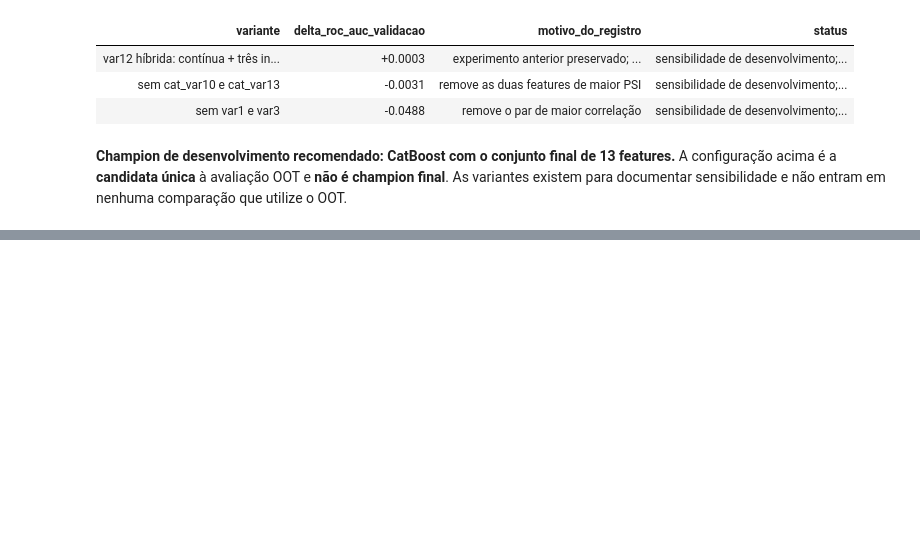
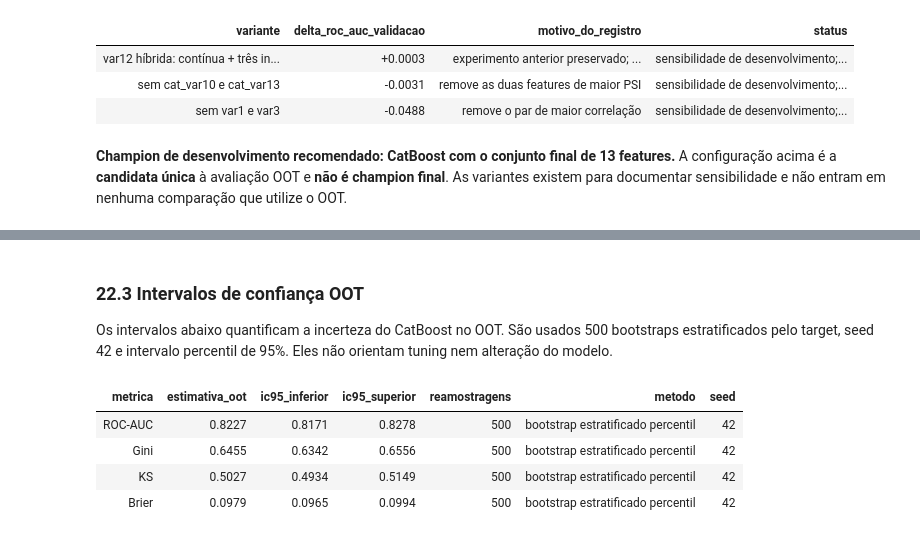
Before and after one commit to ariel-velardo/datascience, a Jupyter notebook: projetos/credit-card-behavior-score/notebooks/credit_card_behavior_score.ipynb, the cells around one changed output, grey strips where cells are left out. Cells and saved outputs as stored; diff of their text form; code cells hidden in the pictures; blank space fills up the shorter version.

```diff
--- a/projetos/credit-card-behavior-score/notebooks/credit_card_behavior_score.ipynb
+++ b/projetos/credit-card-behavior-score/notebooks/credit_card_behavior_score.ipynb
@@ -1049,17 +1052,13 @@ def preparar_var12_categorico(dados: pd.DataFrame, variaveis_numericas: list[str
     """Representa ``var12`` como um único estado categórico.
 
     Estados possíveis: ``99997``, ``99998``, ``99999``, ``REGULAR`` e
-    ``__MISSING__``. A ausência nativa recebe estado próprio e nunca é misturada
+    ``MISSING``. A ausência nativa recebe estado próprio e nunca é misturada
     silenciosamente aos códigos especiais.
     """
 
     numericas_restantes = [v for v in variaveis_numericas if v != 'var12']
     resultado = dados[numericas_restantes + variaveis_categoricas].copy()
-    estado = pd.Series('REGULAR', index=dados.index, dtype='object')
-    for codigo in CODIGOS_ESPECIAIS_VAR12:
-        estado[dados['var12'].eq(codigo)] = str(codigo)
-    estado[dados['var12'].isna()] = '__MISSING__'
-    resultado['var12_estado'] = estado.astype('string')
+    resultado['var12_estado'] = criar_var12_estado(dados['var12'])
     for variavel in variaveis_categoricas:
         resultado[variavel] = resultado[variavel].astype('string').fillna('__MISSING__')
     return resultado
@@ -1077,7 +1076,7 @@ prob_var12_categorico = modelo_var12_categorico.predict_proba(X_var12cat_validac
 comparacao_var12 = pd.DataFrame([
     {'representacao': 'A - híbrida (contínua + 3 indicadores)', 'colunas_de_var12': 4,
      **calcular_metricas_classificacao(y_validacao, prob_cat_validacao)},
-    {'representacao': 'B - categórica (99997/99998/99999/REGULAR)', 'colunas_de_var12': 1,
+    {'representacao': 'B - categórica (99997/99998/99999/REGULAR/MISSING)', 'colunas_de_var12': 1,
      **calcular_metricas_classificacao(y_validacao, prob_var12_categorico)},
 ])
 comparacao_var12['delta_roc_auc'] = comparacao_var12['roc_auc'] - comparacao_var12['roc_auc'].iloc[0]
@@ -1089,7 +1088,7 @@ estados_observados = sorted(X_var12cat_treino['var12_estado'].dropna().unique().
 equivalentes_var12 = limite_inferior_var12 < 0 < limite_superior_var12
 display(Markdown(
     f"**Análise/Interpretação:** os estados observados no Treino são **{estados_observados}**. Não há "
-    "ausência nativa em `var12`, portanto o estado `__MISSING__` não aparece nesta base, mas está previsto "
+    "ausência nativa em `var12`, portanto o estado `MISSING` não aparece nesta base, mas está previsto "
     "na função para que uma ausência futura não seja confundida com código especial. "
     f"O delta de ROC-AUC de B em relação a A é **{comparacao_var12.iloc[1]['delta_roc_auc']:+.4f}**, com "
     f"IC95% pareado **[{limite_inferior_var12:+.4f}; {limite_superior_var12:+.4f}]**, que "
@@ -1767,0 +2049,66 @@ Conjunto final: 13 features | removidas: ['cat_var6', 'cat_var13']
+# %% [markdown]
+### 22.3 Intervalos de confiança OOT
+
+Os intervalos abaixo quantificam a incerteza do CatBoost no OOT. São usados 500 bootstraps estratificados pelo target, seed 42 e intervalo percentil de 95%. Eles não orientam tuning nem alteração do modelo.
+# %%
+def bootstrap_estratificado_metricas(
+    alvo,
+    probabilidade,
+    reamostragens: int = 500,
+    semente: int = 42,
+) -> pd.DataFrame:
+    """Bootstrap estratificado para ROC-AUC, Gini, KS e Brier."""
+
+    y = np.asarray(alvo, dtype=int)
+    p = np.asarray(probabilidade, dtype=float)
+    indices_zero = np.flatnonzero(y == 0)
+    indices_um = np.flatnonzero(y == 1)
+    if not len(indices_zero) or not len(indices_um):
+        raise ValueError('Bootstrap exige as duas classes no OOT.')
+    gerador = np.random.default_rng(semente)
+    registros = []
+    for _ in range(reamostragens):
+        amostra_indices = np.concatenate([
+            gerador.choice(indices_zero, size=len(indices_zero), replace=True),
+            gerador.choice(indices_um, size=len(indices_um), replace=True),
+        ])
+        y_boot = y[amostra_indices]
+        p_boot = p[amostra_indices]
+        auc = float(roc_auc_score(y_boot, p_boot))
+        fpr_boot, tpr_boot, _ = roc_curve(y_boot, p_boot)
+        registros.append({
+            'roc_auc': auc,
+            'gini': 2 * auc - 1,
+            'ks': float(np.max(np.abs(tpr_boot - fpr_boot))),
+            'brier': float(np.mean((y_boot - p_boot) ** 2)),
+        })
+    return pd.DataFrame(registros)
+
+amostras_bootstrap_oot = bootstrap_estratificado_metricas(
+    y_oot, prob_catboost_oot, reamostragens=500, semente=42
+)
+estimativas_catboost_oot = diagnosticos_modelos_oot[('CatBoost', 'OOT')]
+registros_ic_oot = []
+for metrica in ['roc_auc', 'gini', 'ks', 'brier']:
+    registros_ic_oot.append({
+        'metrica': rotulos_metricas[metrica],
+        'estimativa_oot': estimativas_catboost_oot[metrica],
+        'ic95_inferior': float(amostras_bootstrap_oot[metrica].quantile(0.025)),
+        'ic95_superior': float(amostras_bootstrap_oot[metrica].quantile(0.975)),
+        'reamostragens': len(amostras_bootstrap_oot),
+        'metodo': 'bootstrap estratificado percentil',
+        'seed': 42,
+    })
+tabela_ic_catboost_oot = pd.DataFrame(registros_ic_oot)
+display(tabela_ic_catboost_oot.style.format({
+    'estimativa_oot': '{:.4f}',
+    'ic95_inferior': '{:.4f}',
+    'ic95_superior': '{:.4f}',
+}).hide(axis='index'))
+assert len(amostras_bootstrap_oot) == 500
+# %% [output]
+| metrica | estimativa_oot | ic95_inferior | ic95_superior | reamostragens | metodo | seed |
+| ROC-AUC | 0.8227 | 0.8171 | 0.8278 | 500 | bootstrap estratificado percentil | 42 |
+| Gini | 0.6455 | 0.6342 | 0.6556 | 500 | bootstrap estratificado percentil | 42 |
+| KS | 0.5027 | 0.4934 | 0.5149 | 500 | bootstrap estratificado percentil | 42 |
+| Brier | 0.0979 | 0.0965 | 0.0994 | 500 | bootstrap estratificado percentil | 42 |
```
Also changed, not shown: parts of 29 cells of this notebook, 8 other files.
